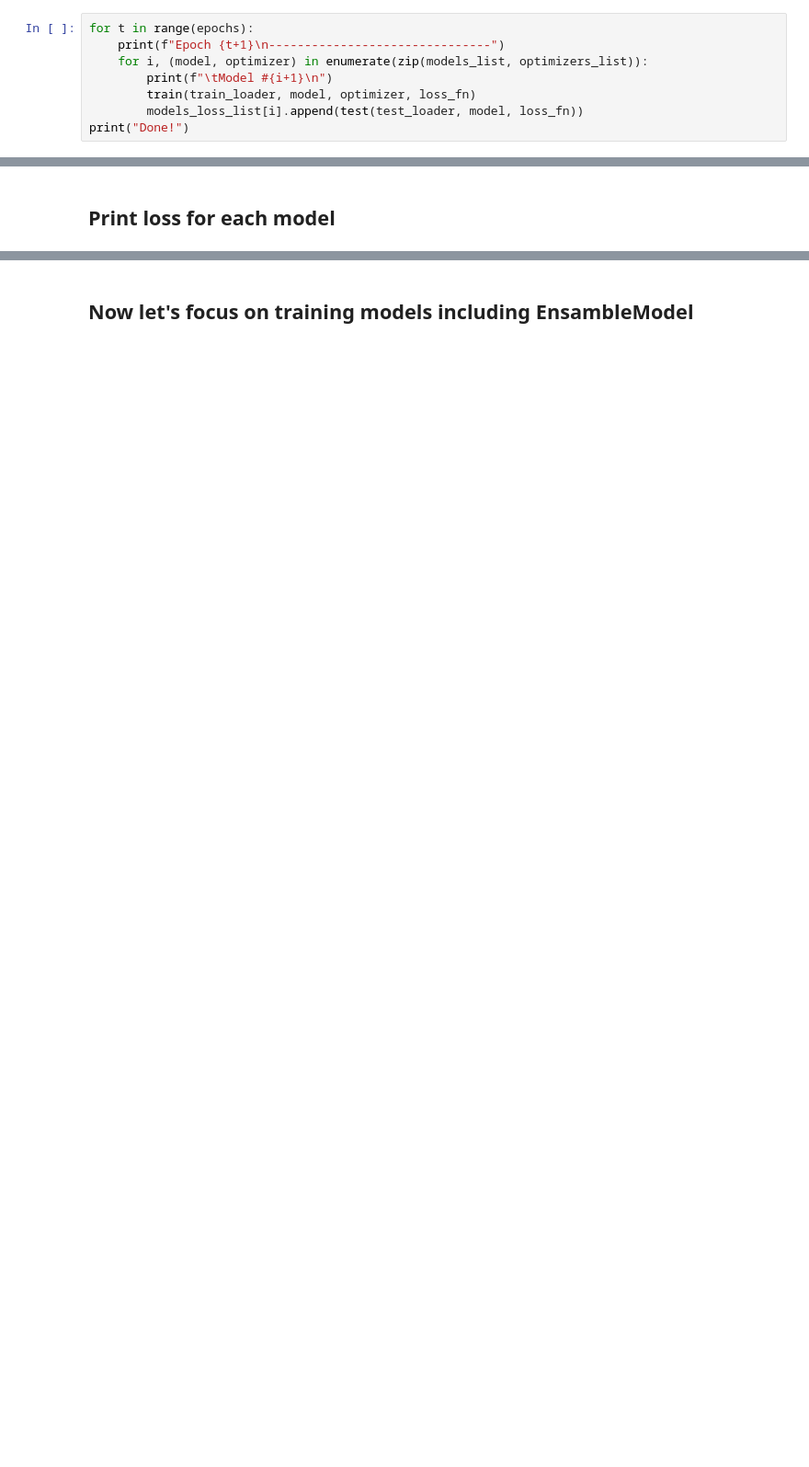
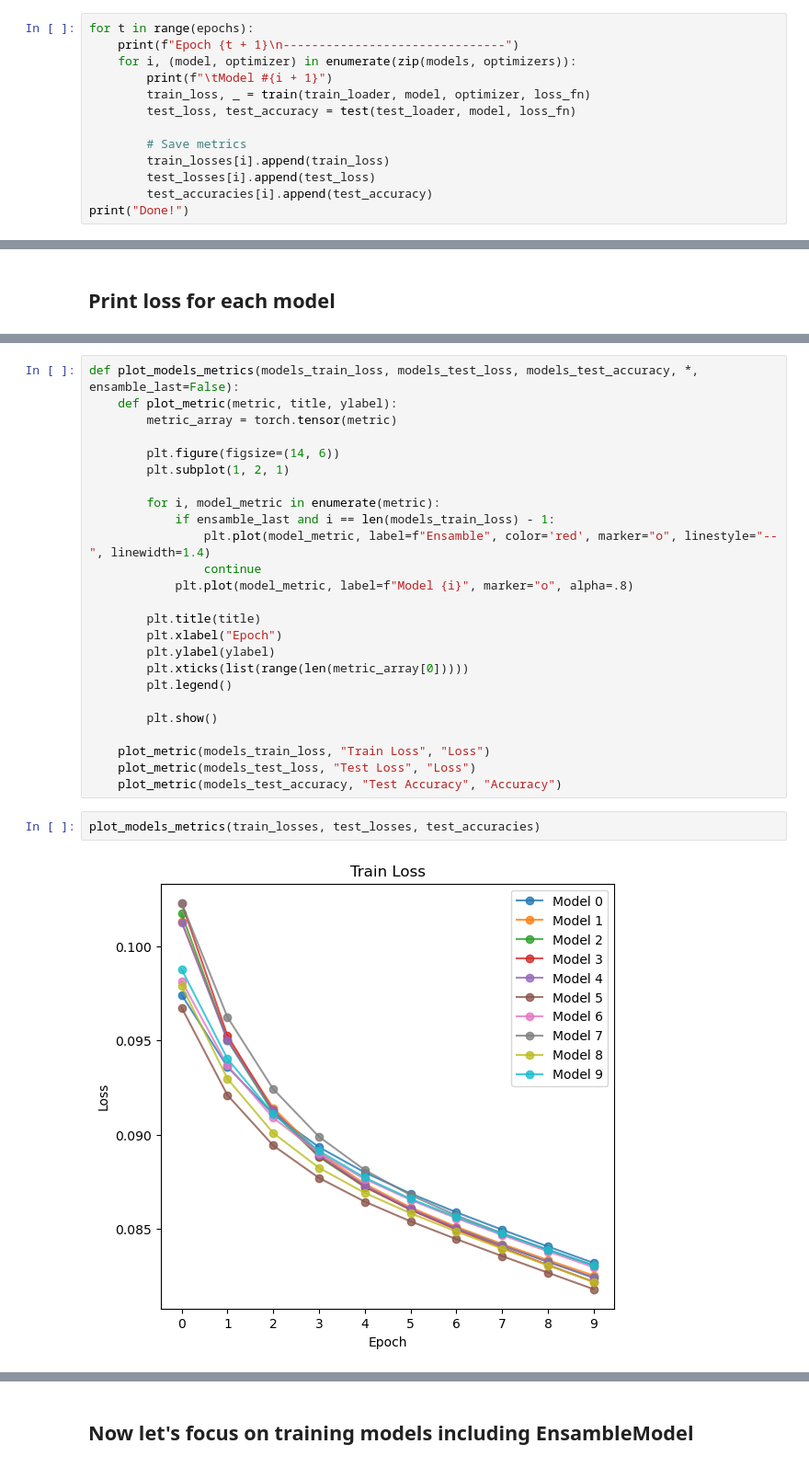
Before and after one commit to KrystianJachna/ml2024-25, a Jupyter notebook: experiments/ensamble_model.ipynb, the cells around one changed output, grey strips where cells are left out. Shown at 92% size. Drawn from its saved outputs; the diff is of its cells as text; blank space fills up the shorter version.

Commit message:
finished ensamble (using all models) with MSE and train loss

```diff
--- a/experiments/ensamble_model.ipynb
+++ b/experiments/ensamble_model.ipynb
@@ -139,10 +169,15 @@ models_loss_list = [list() for _ in range(MODELS_NUM)]
 # %%
 for t in range(epochs):
-    print(f"Epoch {t+1}\n-------------------------------")
-    for i, (model, optimizer) in enumerate(zip(models_list, optimizers_list)):
-        print(f"\tModel #{i+1}\n")
-        train(train_loader, model, optimizer, loss_fn)
-        models_loss_list[i].append(test(test_loader, model, loss_fn))
+    print(f"Epoch {t + 1}\n-------------------------------")
+    for i, (model, optimizer) in enumerate(zip(models, optimizers)):
+        print(f"\tModel #{i + 1}")
+        train_loss, _ = train(train_loader, model, optimizer, loss_fn)
+        test_loss, test_accuracy = test(test_loader, model, loss_fn)
+
+        # Save metrics
+        train_losses[i].append(train_loss)
+        test_losses[i].append(test_loss)
+        test_accuracies[i].append(test_accuracy)
 print("Done!")
 # %% [output]
 Epoch 1
@@ -213,0 +202,29 @@ plot_models_loss(models_loss_list, zoomed_in=True)
+# %%
+def plot_models_metrics(models_train_loss, models_test_loss, models_test_accuracy, *, ensamble_last=False):
+    def plot_metric(metric, title, ylabel):
+        metric_array = torch.tensor(metric)
+
+        plt.figure(figsize=(14, 6))
+        plt.subplot(1, 2, 1)
+
+        for i, model_metric in enumerate(metric):
+            if ensamble_last and i == len(models_train_loss) - 1:
+                plt.plot(model_metric, label=f"Ensamble", color='red', marker="o", linestyle="--", linewidth=1.4)
+                continue
+            plt.plot(model_metric, label=f"Model {i}", marker="o", alpha=.8)
+
+        plt.title(title)
+        plt.xlabel("Epoch")
+        plt.ylabel(ylabel)
+        plt.xticks(list(range(len(metric_array[0]))))
+        plt.legend()
+
+        plt.show()
+
+    plot_metric(models_train_loss, "Train Loss", "Loss")
+    plot_metric(models_test_loss, "Test Loss", "Loss")
+    plot_metric(models_test_accuracy, "Test Accuracy", "Accuracy")
+# %%
+plot_models_metrics(train_losses, test_losses, test_accuracies)
+# %% [output]
+[figure, added]
```
Also changed, not shown: parts of 21 cells of this notebook.
